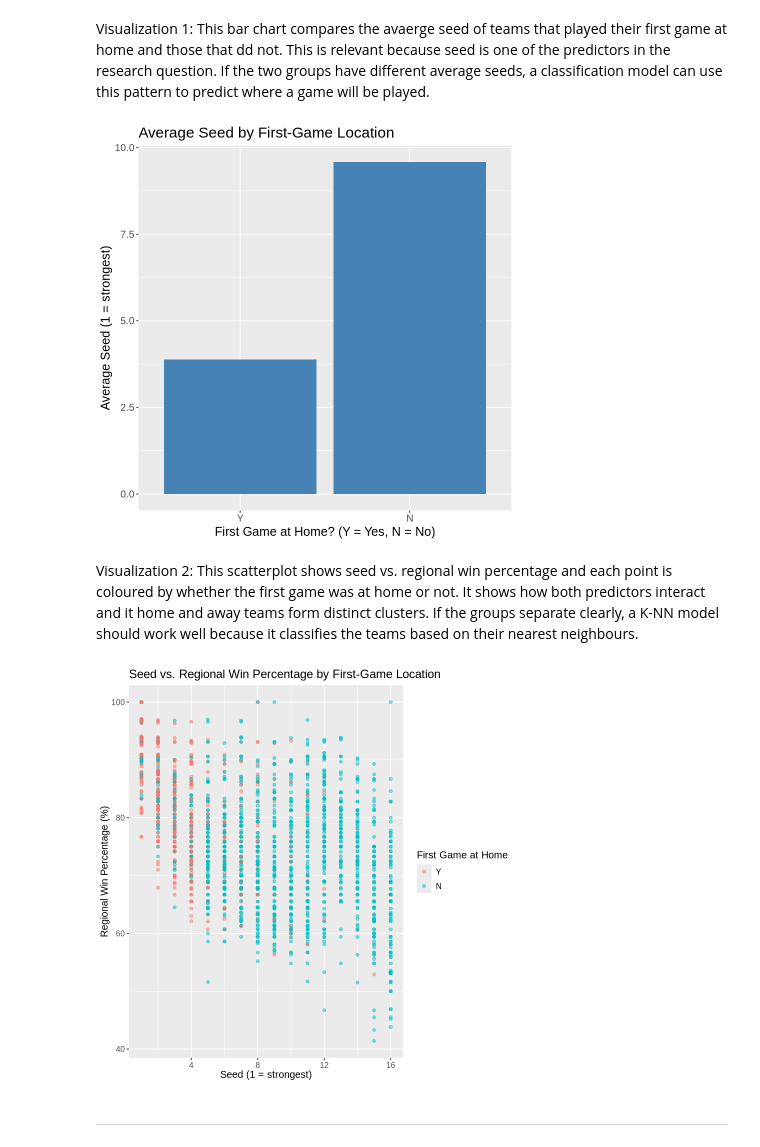
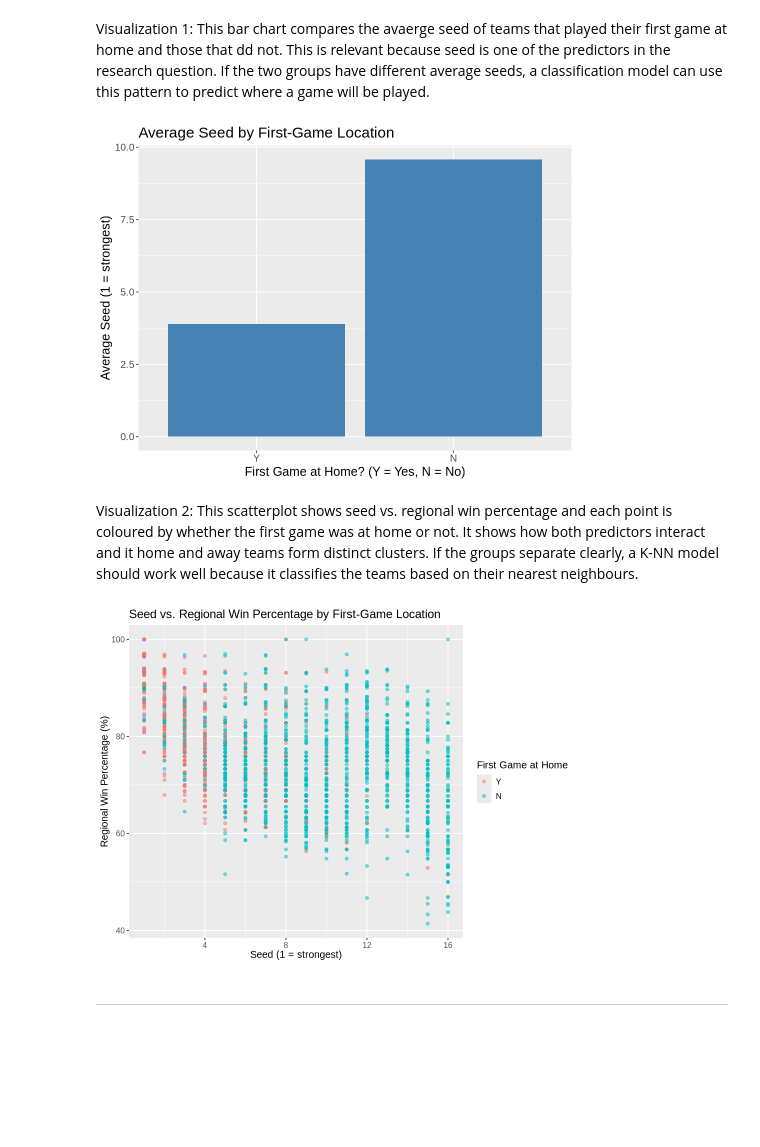
Before and after one commit to danielluo239/dsci-100-project-2026, a Jupyter notebook: dsci-100-project-notebook.ipynb, the cells around one changed output. Cells and saved outputs as stored; diff of their text form; code cells hidden in the pictures; blank space fills up the shorter version.

```diff
--- a/dsci-100-project-notebook.ipynb
+++ b/dsci-100-project-notebook.ipynb
@@ -414,18 +415,20 @@ Based on your research question:
 # %% [markdown]
 Visualization 1: This bar chart compares the avaerge seed of teams that played their first game at home and those that dd not. This is relevant because seed is one of the predictors in the research question. If the two groups have different average seeds, a classification model can use this pattern to predict where a game will be played.
 # %%
+options(repr.plot.width = 8, repr.plot.height = 6)
 seed_bar <- ggplot(seed_by_home, aes(x = first_game_at_home, y = mean_seed)) +
     geom_bar(stat = "identity", fill = "steelblue") +
     labs(title = "Average Seed by First-Game Location",
        x = "First Game at Home? (Y = Yes, N = No)",
        y = "Average Seed (1 = strongest)") +
     theme(text = element_text(size = 15))
 seed_bar
 # %% [output]
-[figure, old version]
+[figure, new version]
 # %% [markdown]
 Visualization 2: This scatterplot shows seed vs. regional win percentage and each point is coloured by whether the first game was at home or not. It shows how both predictors interact and it home and away teams form distinct clusters. If the groups separate clearly, a K-NN model should work well because it classifies the teams based on their nearest neighbours.
 # %%
+options(repr.plot.width = 8, repr.plot.height = 6)
 seed_scatter <- ggplot(home_game_data, aes(x = seed, y = reg_wins_pct, color = first_game_at_home)) +
     geom_point(alpha = 0.5) +
     labs(title = "Seed vs. Regional Win Percentage by First-Game Location",
@@ -435,7 +438,7 @@ seed_scatter <- ggplot(home_game_data, aes(x = seed, y = reg_wins_pct, color = f
     theme(text = element_text(size = 12))
 seed_scatter
 # %% [output]
-[figure, old version]
+[figure, new version]
 # %% [markdown]
 ------
 # %% [markdown]
```
Also changed, not shown: parts of 1 cell of this notebook.
